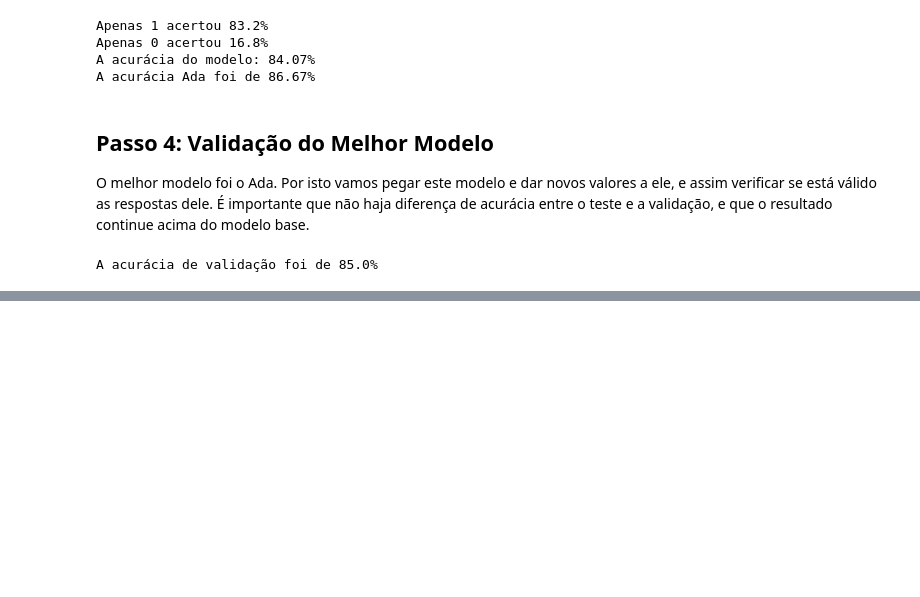
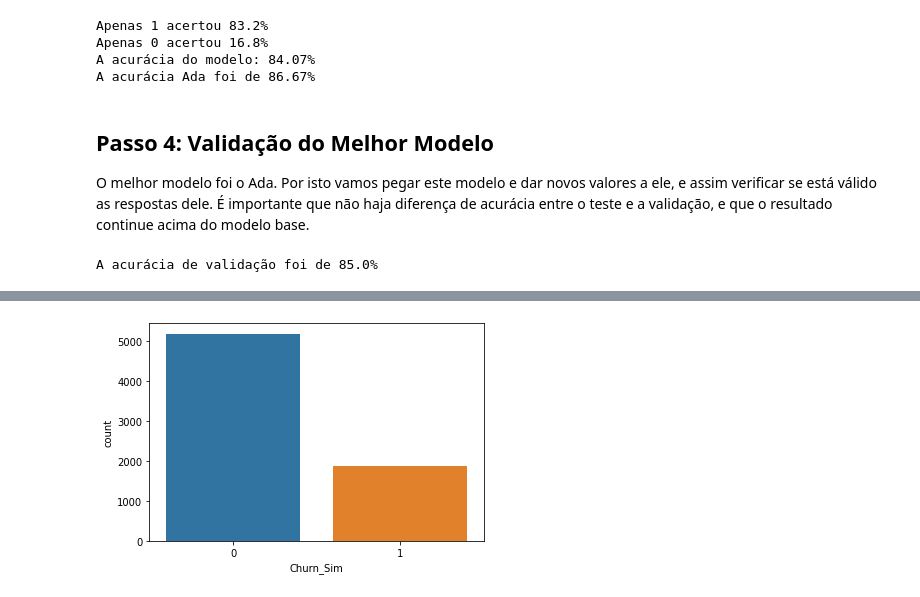
Before and after one commit to KaueAbbe/Projeto-Estude_Python, a Jupyter notebook: Estude Machine Learning/Previsao/Classificação.ipynb, the cells around one changed output, grey strips where cells are left out. Cells and saved outputs as stored; diff of their text form; code cells hidden in the pictures; blank space fills up the shorter version.

```diff
--- a/Estude Machine Learning/Previsao/Classificação.ipynb
+++ b/Estude Machine Learning/Previsao/Classificação.ipynb
@@ -234,0 +244,3 @@ A acurácia de validação foi de 85.0%
+# %%
+url = 'https://raw.githubusercontent.com/alura-cursos/ML_Classificacao_por_tras_dos_panos/main/Dados/Customer-Churn.csv'
+aluravoz_df = pd.read_csv(url)
@@ -234,0 +259,2 @@ A acurácia de validação foi de 85.0%
+# %%
+df_dummie = pd.get_dummies(aluravoz_df)
@@ -234,0 +303,3 @@ A acurácia de validação foi de 85.0%
+# %%
+df_dummie.drop(['Conjuge_Nao','Dependentes_Nao','TelefoneFixo_Nao','VariasLinhasTelefonicas_Nao','SeguroNoDispositivo_Nao','TVaCabo_Nao',
+                'StreamingDeFilmes_Nao','Churn_Nao','SegurancaOnline_Nao','BackupOnline_Nao','SuporteTecnico_Nao','PagamentoOnline_Nao'],axis = 1, inplace = True)
@@ -234,0 +340,7 @@ A acurácia de validação foi de 85.0%
+# %%
+import seaborn as sns
+%matplotlib inline
+
+ax = sns.countplot(x='Churn_Sim', data=df_dummie)
+# %% [output]
+[figure, added]
```
Also changed, not shown: parts of 74 cells of this notebook.
